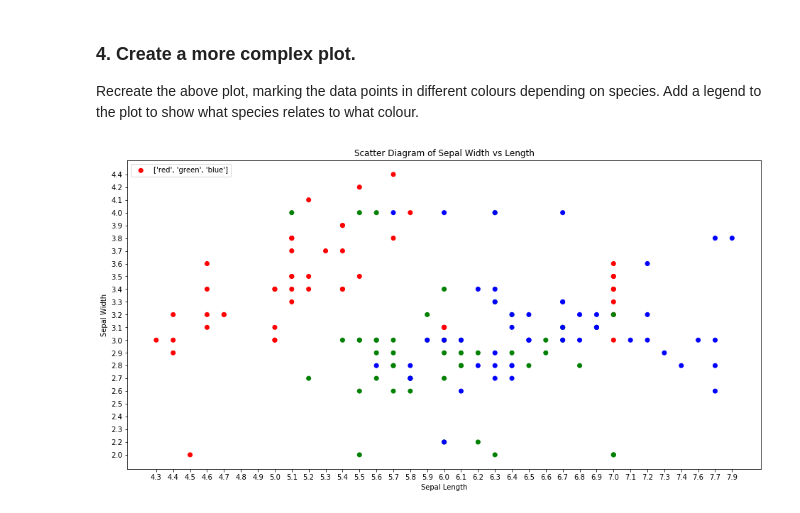
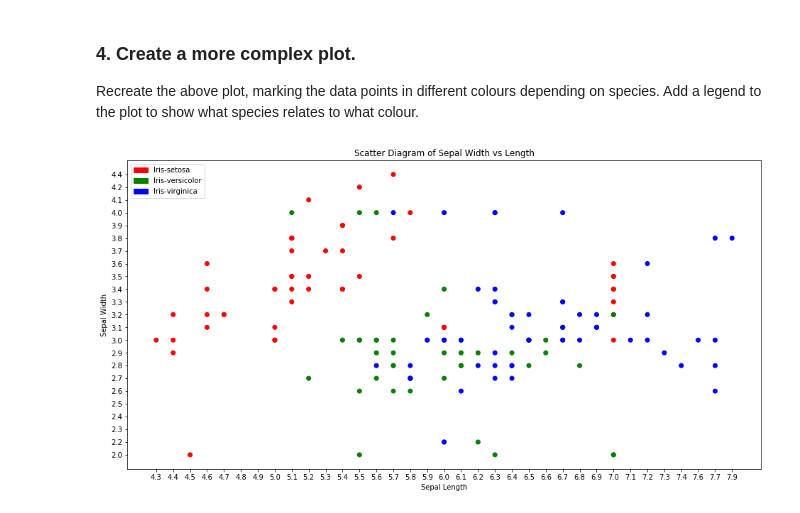
Before and after one commit to rebeccabernie/Iris-JPN, a Jupyter notebook: IrisData.ipynb, the cells around one changed output. Cells and saved outputs as stored; diff of their text form; code cells hidden in the pictures.

Commit message:
Legend working, might change

```diff
--- a/IrisData.ipynb
+++ b/IrisData.ipynb
@@ -54,16 +54,25 @@ pl.show()
 ### 4. Create a more complex plot.
 Recreate the above plot, marking the data points in different colours depending on species. Add a legend to the plot to show what species relates to what colour.
 # %%
+import matplotlib.patches as mpatches
+
 pl.rcParams['figure.figsize'] = (16.0, 8.0)
 # Colour related to type adapted from https://stackoverflow.com/questions/27318906/python-scatter-plot-with-colors-corresponding-to-strings
 colours = {'Iris-setosa': 'red', 'Iris-versicolor': 'green', 'Iris-virginica': 'blue'}
 pl.scatter(sLen, sWid, c=[colours[i] for i in spec], label=[colours[i] for i in colours])
 
 pl.title('Scatter Diagram of Sepal Width vs Length')
 pl.xlabel('Sepal Length')
 pl.ylabel('Sepal Width')
-pl.legend(loc='upper left')
+
+# Custom handles adapted from https://stackoverflow.com/a/44164349/7232648
+a = 'red'
+b = 'green'
+c = 'blue'
+handles = [mpatches.Patch(color=colour, label=label) for label, colour in [('Iris-setosa', a), ('Iris-versicolor', b), ('Iris-virginica', c)]]
+pl.legend(handles=handles, loc=2, frameon=True)
+
 #pl.grid()
 pl.show()
 # %% [output]
-[figure, old version]
+[figure, new version]
```
